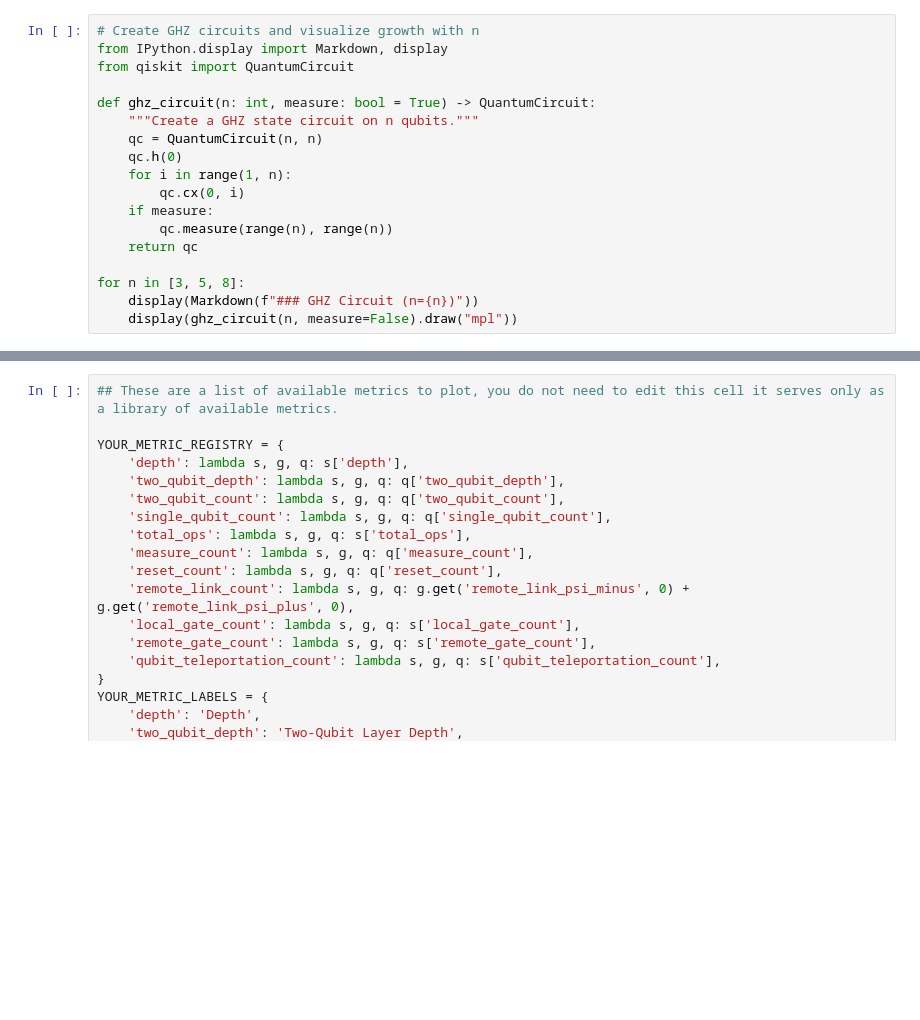
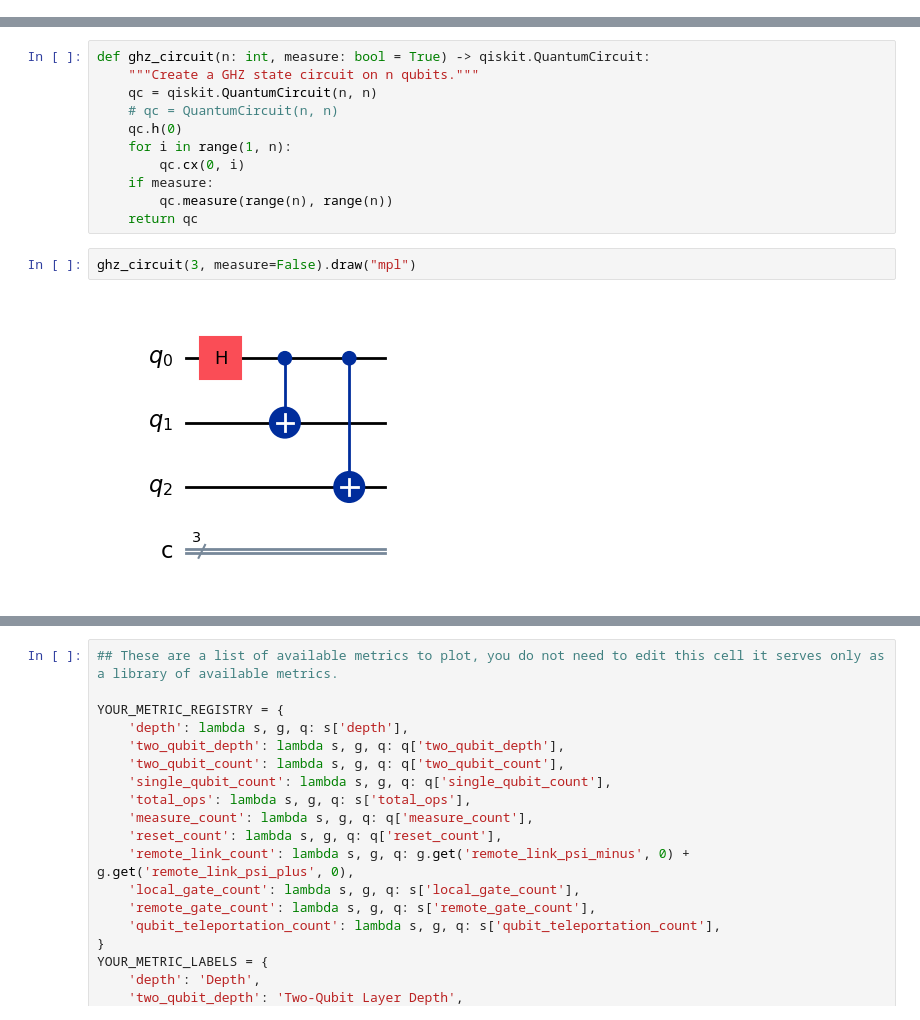
Before and after one commit to dqc-community/dqc-workshop-notebook, a Jupyter notebook: tutorial.ipynb, the cells around one changed output, grey strips where cells are left out. Saved outputs shown, nothing was run; the diff lists cells and outputs as text; blank space fills up the shorter version.

```diff
--- a/tutorial.ipynb
+++ b/tutorial.ipynb
@@ -56,18 +0,0 @@ The circuit that generates this state is simple and involves two steps:
-# %%
-# Create GHZ circuits and visualize growth with n
-from IPython.display import Markdown, display
-from qiskit import QuantumCircuit
-
-def ghz_circuit(n: int, measure: bool = True) -> QuantumCircuit:
-    """Create a GHZ state circuit on n qubits."""
-    qc = QuantumCircuit(n, n)
-    qc.h(0)
-    for i in range(1, n):
-        qc.cx(0, i)
-    if measure:
-        qc.measure(range(n), range(n))
-    return qc
-
-for n in [3, 5, 8]:
-    display(Markdown(f"### GHZ Circuit (n={n})"))
-    display(ghz_circuit(n, measure=False).draw("mpl"))
@@ -911,0 +197,15 @@ def circuit_fn(n: int):
+# %%
+def ghz_circuit(n: int, measure: bool = True) -> qiskit.QuantumCircuit:
+    """Create a GHZ state circuit on n qubits."""
+    qc = qiskit.QuantumCircuit(n, n)
+    # qc = QuantumCircuit(n, n)
+    qc.h(0)
+    for i in range(1, n):
+        qc.cx(0, i)
+    if measure:
+        qc.measure(range(n), range(n))
+    return qc
+# %%
+ghz_circuit(3, measure=False).draw("mpl")
+# %% [output]
+[figure, added]
```
Also changed, not shown: parts of 156 cells of this notebook.
